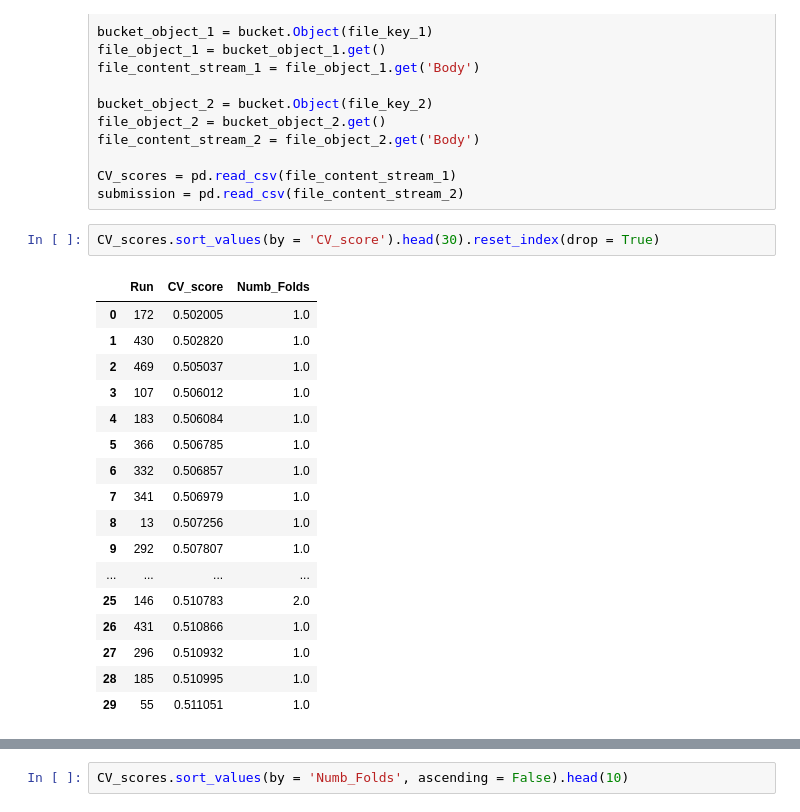
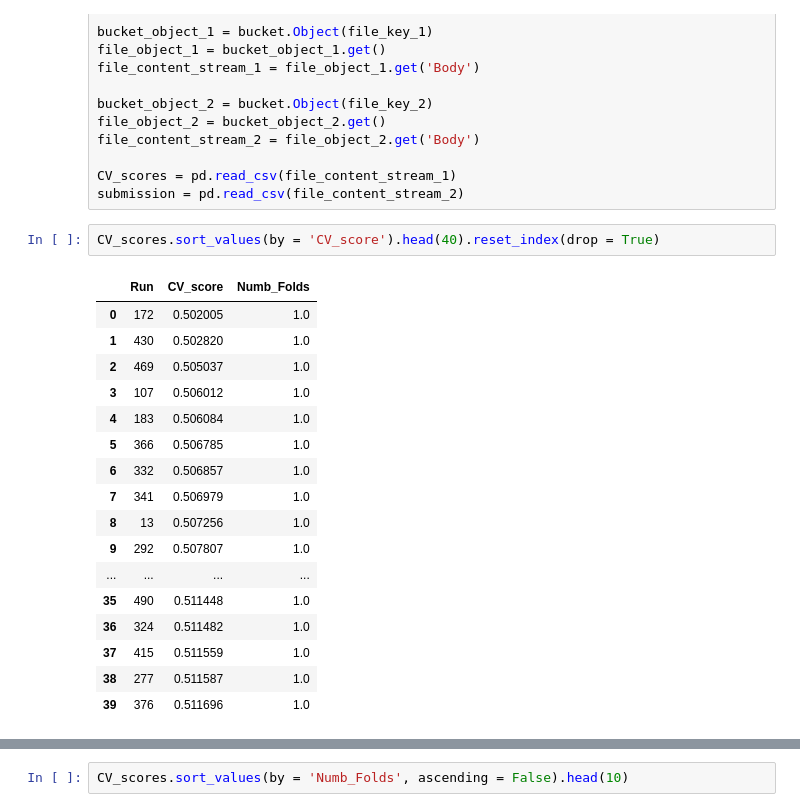
Before and after one commit to Analytics-Data-Science-and-Tech/Analytics_Data_Science, a Jupyter notebook: Tabular-Playground-Series/Tabular-Playground-Nov-2022/Playing_with_Preds.ipynb, the cells around one changed output, grey strips where cells are left out. Cells and saved outputs as stored; diff of their text form.

```diff
--- a/Tabular-Playground-Series/Tabular-Playground-Nov-2022/Playing_with_Preds.ipynb
+++ b/Tabular-Playground-Series/Tabular-Playground-Nov-2022/Playing_with_Preds.ipynb
@@ -278,25 +278,25 @@ file_content_stream_2 = file_object_2.get('Body')
 CV_scores = pd.read_csv(file_content_stream_1)
 submission = pd.read_csv(file_content_stream_2)
 # %%
-CV_scores.sort_values(by = 'CV_score').head(30).reset_index(drop = True)
+CV_scores.sort_values(by = 'CV_score').head(40).reset_index(drop = True)
 # %% [output]
 |  | Run | CV_score | Numb_Folds |
 | 0 | 172 | 0.502005 | 1.0 |
 | 1 | 430 | 0.502820 | 1.0 |
 | 2 | 469 | 0.505037 | 1.0 |
 | 3 | 107 | 0.506012 | 1.0 |
 | 4 | 183 | 0.506084 | 1.0 |
 | 5 | 366 | 0.506785 | 1.0 |
 | 6 | 332 | 0.506857 | 1.0 |
 | 7 | 341 | 0.506979 | 1.0 |
 | 8 | 13 | 0.507256 | 1.0 |
 | 9 | 292 | 0.507807 | 1.0 |
 | ... | ... | ... | ... |
-| 25 | 146 | 0.510783 | 2.0 |
-| 26 | 431 | 0.510866 | 1.0 |
-| 27 | 296 | 0.510932 | 1.0 |
-| 28 | 185 | 0.510995 | 1.0 |
-| 29 | 55 | 0.511051 | 1.0 |
+| 35 | 490 | 0.511448 | 1.0 |
+| 36 | 324 | 0.511482 | 1.0 |
+| 37 | 415 | 0.511559 | 1.0 |
+| 38 | 277 | 0.511587 | 1.0 |
+| 39 | 376 | 0.511696 | 1.0 |
 # %%
 file_key_1 = 'Tabular-Playground-Series/Tabular-Playground-Nov-2022/LightGBM_Best_Preds_Seed/LightGBM_run_172.csv'
 file_key_2 = 'Tabular-Playground-Series/Tabular-Playground-Nov-2022/LightGBM_Best_Preds_Seed/LightGBM_run_430.csv'
```
Also changed, not shown: parts of 4 cells of this notebook.
